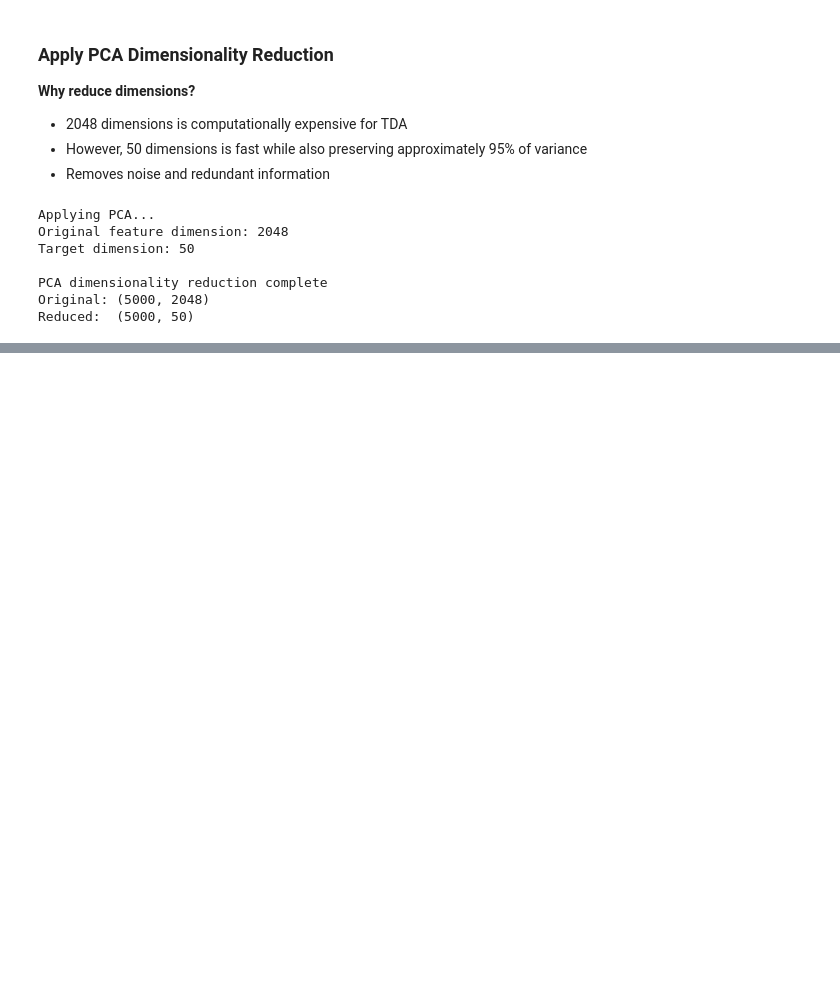
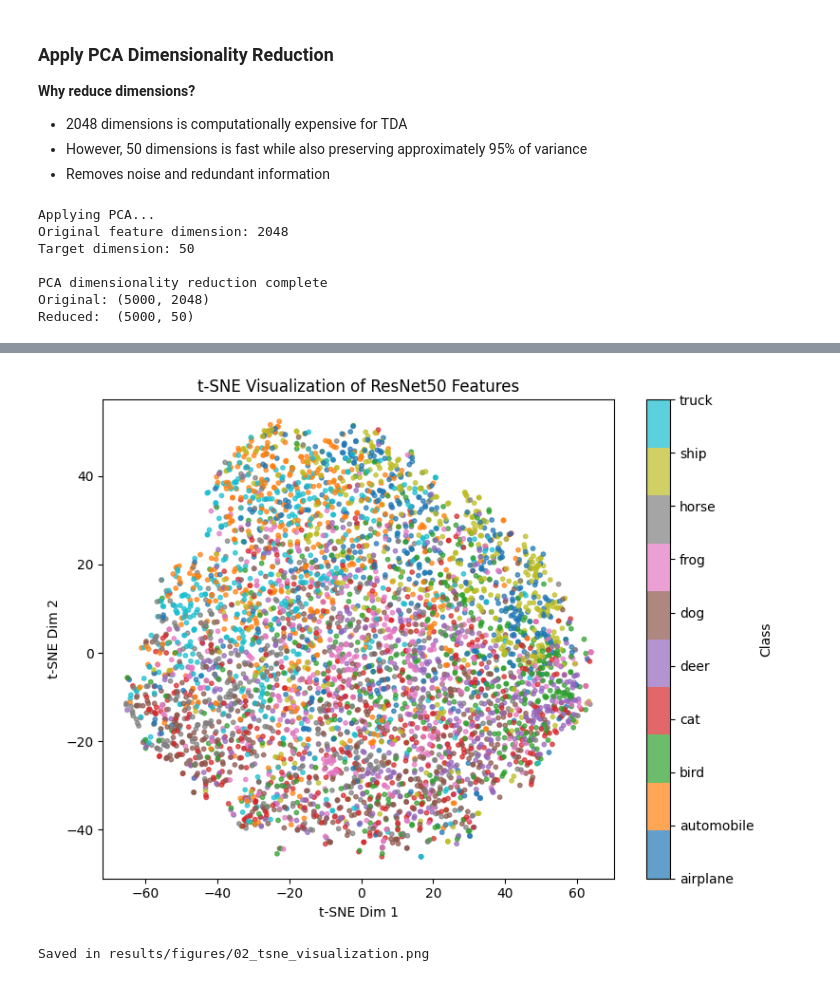
Before and after one commit to ShawarmaOnGit/tda-adversarial-detection, a Jupyter notebook: notebooks/02_feature_extraction.ipynb, the cells around one changed output, grey strips where cells are left out. Drawn from its saved outputs; the diff is of its cells as text; code cells hidden in the pictures; blank space fills up the shorter version.

```diff
--- a/notebooks/02_feature_extraction.ipynb
+++ b/notebooks/02_feature_extraction.ipynb
@@ -152,0 +167,34 @@ Reduced:  (5000, 50)
+# %%
+tsne = TSNE(n_components=2, perplexity=30, random_state=111)
+features_2d = tsne.fit_transform(clean_features_reduced)
+# %%
+fig, ax = plt.subplots(figsize=(8, 6))
+labels_tsne = training_labels[:features_2d.shape[0]]
+
+scatter = ax.scatter(
+    features_2d[:, 0],
+    features_2d[:, 1],
+    c=labels_tsne,
+    cmap='tab10',
+    s=10,
+    alpha=0.7
+)
+
+# Colorbar with class names
+cbar = plt.colorbar(scatter, ax=ax)
+cbar.set_label("Class")
+cbar.set_ticks(range(len(class_names)))
+cbar.set_ticklabels(class_names)
+
+ax.set_xlabel("t-SNE Dim 1")
+ax.set_ylabel("t-SNE Dim 2")
+ax.set_title("t-SNE Visualization of ResNet50 Features")
+
+plt.tight_layout()
+plt.savefig('../results/figures/02_tsne_visualization.png', dpi=150)
+plt.show()
+
+print("Saved in results/figures/02_tsne_visualization.png")
+# %% [output]
+[figure, added]
+Saved in results/figures/02_tsne_visualization.png
```
Also changed, not shown: parts of 5 cells of this notebook.
